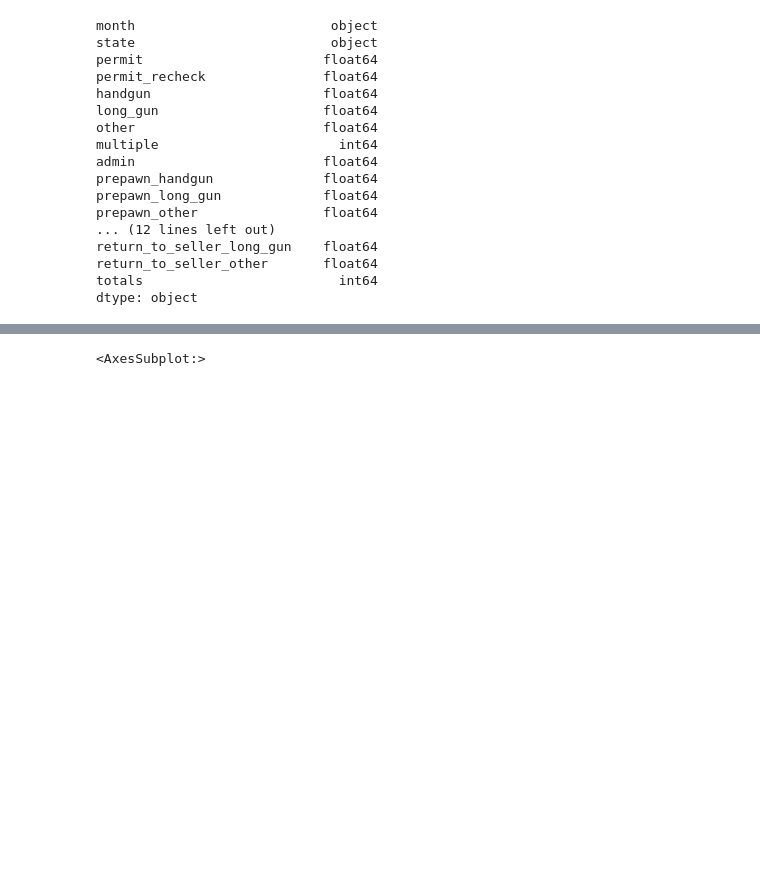
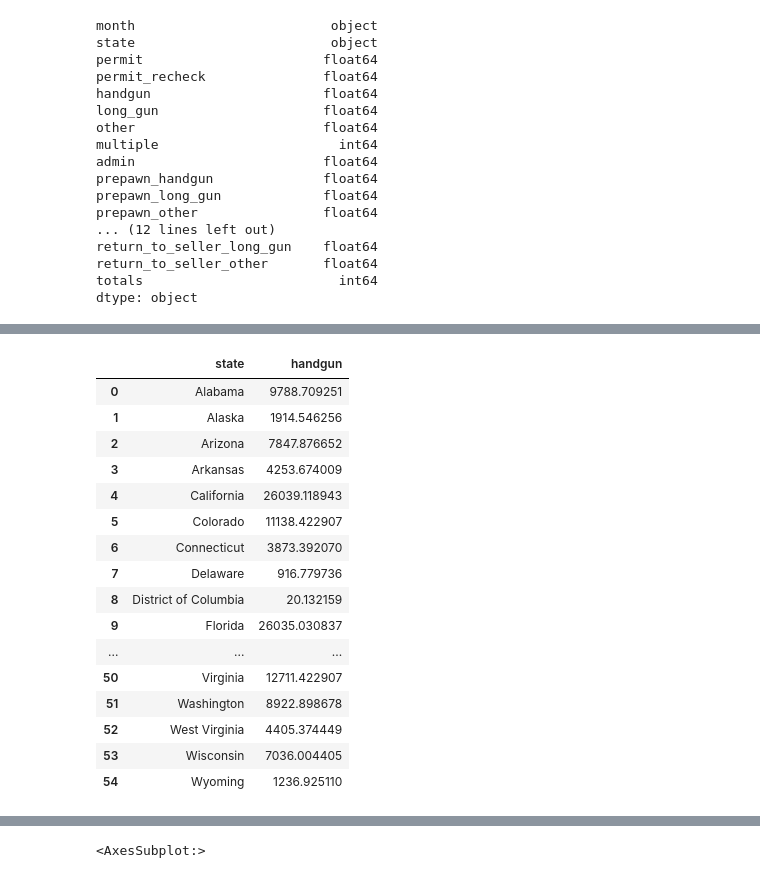
Before and after one commit to srxkatsumi/data-analyst, a Jupyter notebook: projects/Investigate_a_dataset/gun_data.ipynb, the cells around one changed output, grey strips where cells are left out. Cells and saved outputs as stored; diff of their text form; code cells hidden in the pictures; blank space fills up the shorter version.

```diff
--- a/projects/Investigate_a_dataset/gun_data.ipynb
+++ b/projects/Investigate_a_dataset/gun_data.ipynb
@@ -51,5 +118,23 @@ dtype: object
 # %%
-#gd.groupby(['state'], as_index=False)['handgun'].mean()
+gd.groupby(['state'], as_index=False)['handgun'].mean()
+# %% [output]
+|  | state | handgun |
+| 0 | Alabama | 9788.709251 |
+| 1 | Alaska | 1914.546256 |
+| 2 | Arizona | 7847.876652 |
+| 3 | Arkansas | 4253.674009 |
+| 4 | California | 26039.118943 |
+| 5 | Colorado | 11138.422907 |
+| 6 | Connecticut | 3873.392070 |
+| 7 | Delaware | 916.779736 |
+| 8 | District of Columbia | 20.132159 |
+| 9 | Florida | 26035.030837 |
+| ... | ... | ... |
+| 50 | Virginia | 12711.422907 |
+| 51 | Washington | 8922.898678 |
+| 52 | West Virginia | 4405.374449 |
+| 53 | Wisconsin | 7036.004405 |
+| 54 | Wyoming | 1236.925110 |
 # %%
 gd.handgun.hist()
 # %% [output]
```
Also changed, not shown: parts of 14 cells of this notebook, 4 other files.
